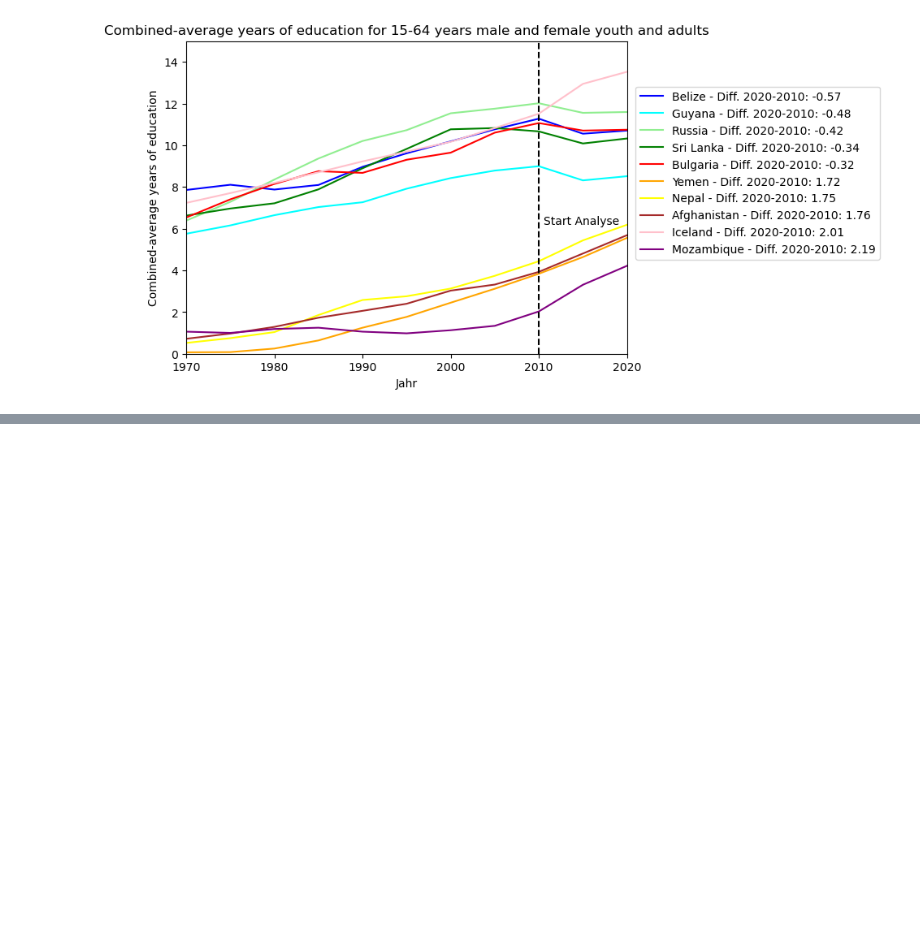
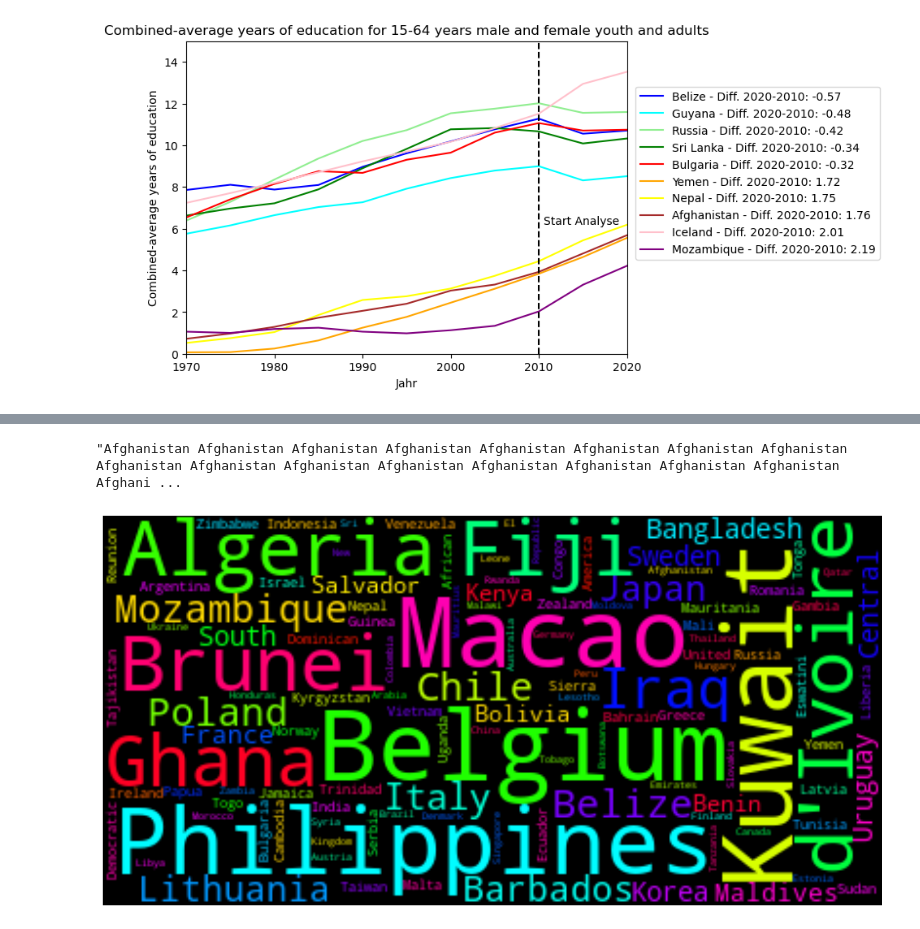
Before and after one commit to GaiaCapoferri/Python-Leistungsnachweis-GDK, a Jupyter notebook: Python Leistungsnachweis.ipynb, the cells around one changed output, grey strips where cells are left out. Drawn from its saved outputs; the diff is of its cells as text; code cells hidden in the pictures; blank space fills up the shorter version.

Commit message:
Wordcloud gemacht

```diff
--- a/Python Leistungsnachweis.ipynb
+++ b/Python Leistungsnachweis.ipynb
@@ -242,0 +246,2 @@ Text(2010.5, 6.2, 'Start Analyse')
+# %%
+dk = pd.read_csv('mean-years-of-schooling-long-run/mean-years-of-schooling-long-run.csv')
@@ -242,0 +257,23 @@ Text(2010.5, 6.2, 'Start Analyse')
+# %%
+text = dk['Entity'].str.cat(sep=' ')
+# %%
+text
+# %% [output]
+"Afghanistan Afghanistan Afghanistan Afghanistan Afghanistan Afghanistan Afghanistan Afghanistan Afghanistan Afghanistan Afghanistan Afghanistan Afghanistan Afghanistan Afghanistan Afghanistan Afghani ...
+# %%
+stopwords= set(STOPWORDS)
+new_words = ['Africa', 'Asia', 'Europe', 'North America', 'Oceania', 'South America', 'World']
+new_stopwords=stopwords.union(new_words)
+# %%
+unique_words = " ".join(set(text.split()))
+# %%
+plt.rcParams["figure.figsize"] = (15,15)
+
+wordcloud = WordCloud(max_font_size=50, max_words=146, background_color="black", stopwords=new_stopwords, colormap='hsv').generate(unique_words)
+
+plt.plot()
+plt.imshow(wordcloud, interpolation="bilinear")
+plt.axis("off")
+plt.show()
+# %% [output]
+[figure, added]
```
Also changed, not shown: parts of 11 cells of this notebook.
